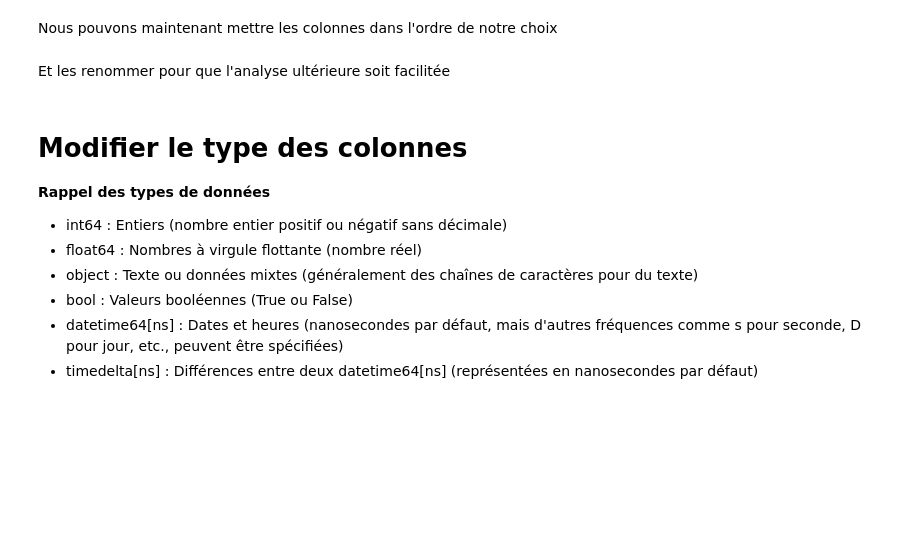
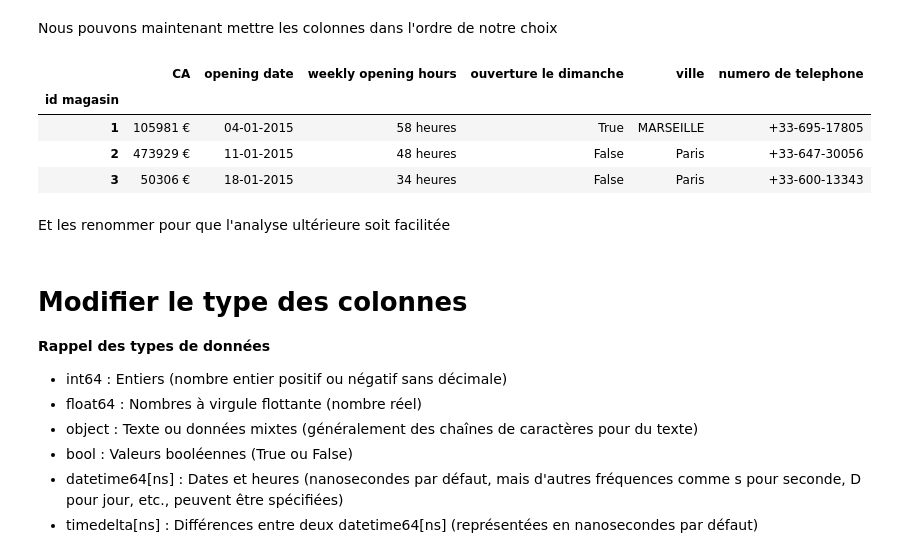
Before and after one commit to nevillemakoyi/Pandas_basic, a Jupyter notebook: notebooks/3 - data cleaning avec pandas - cours - élève.ipynb, the cells around one changed output. Cells and saved outputs as stored; diff of their text form; code cells hidden in the pictures; blank space fills up the shorter version.

```diff
--- a/notebooks/3 - data cleaning avec pandas - cours - élève.ipynb
+++ b/notebooks/3 - data cleaning avec pandas - cours - élève.ipynb
@@ -187,9 +260,24 @@ Une fois cette selection réalisée, nous pouvons re-définir la colonne d'index
 # %% [markdown]
 Nous pouvons maintenant mettre les colonnes dans l'ordre de notre choix
 # %%
-data_wip = data_wip[['CA', 'opening date', 'weekly opening hours', 'ouverture le dimanche', 'ville','numero de telephone']]
+data_wp = data_wp[
 
-data_wip.head(3)
+                        ['CA',
+                         'opening date',
+                         'weekly opening hours',
+                         'ouverture le dimanche',
+                         'ville','numero de telephone'
+                         ]
+
+                    ]
+
+data_wp.head(3)
+# %% [output]
+|  | CA | opening date | weekly opening hours | ouverture le dimanche | ville | numero de telephone |
+| id magasin |  |  |  |  |  |  |
+| 1 | 105981 € | 04-01-2015 | 58 heures | True | MARSEILLE | +33-695-17805 |
+| 2 | 473929 € | 11-01-2015 | 48 heures | False | Paris | +33-647-30056 |
+| 3 | 50306 € | 18-01-2015 | 34 heures | False | Paris | +33-600-13343 |
 # %% [markdown]
 Et les renommer pour que l'analyse ultérieure soit facilitée
 # %%
```
Also changed, not shown: parts of 5 cells of this notebook.
